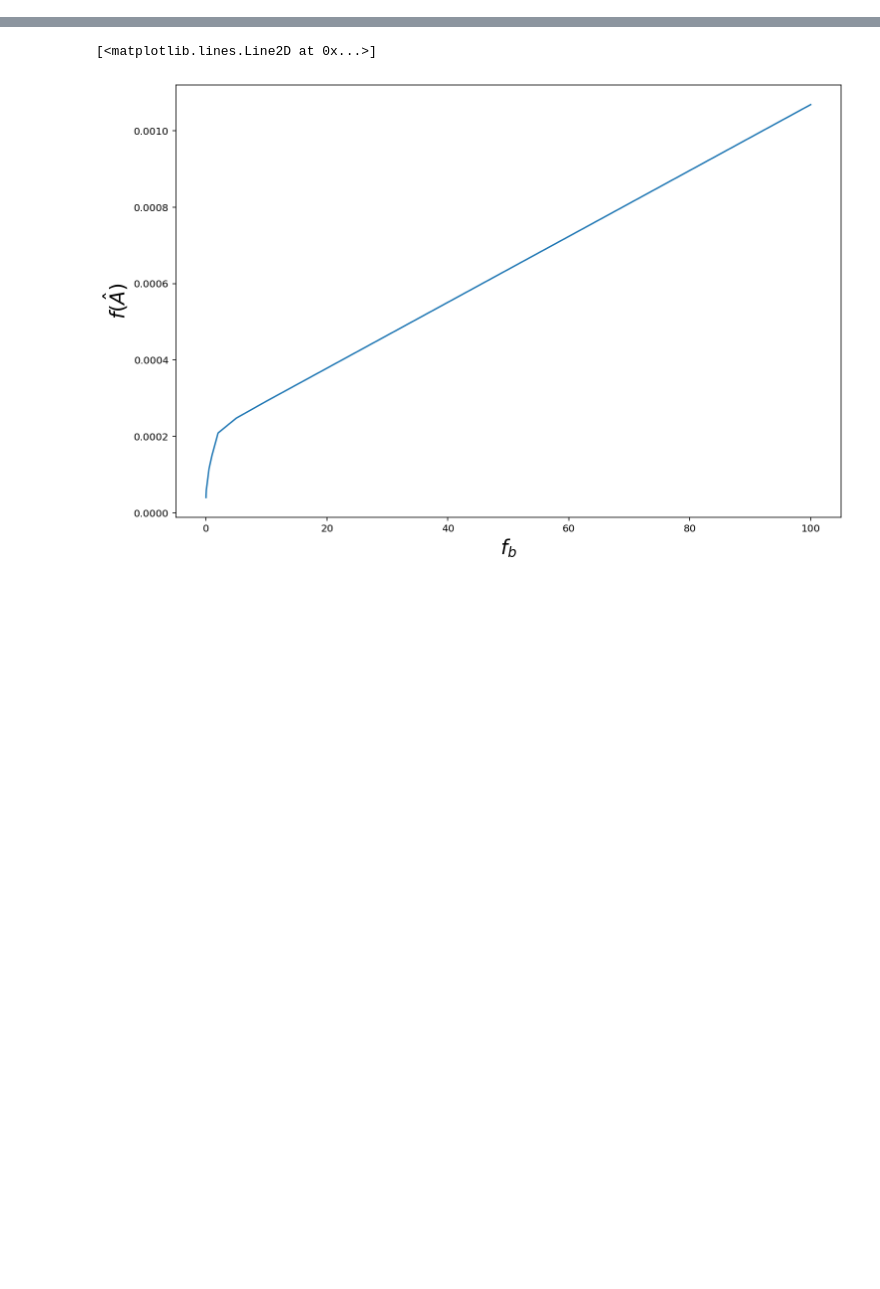
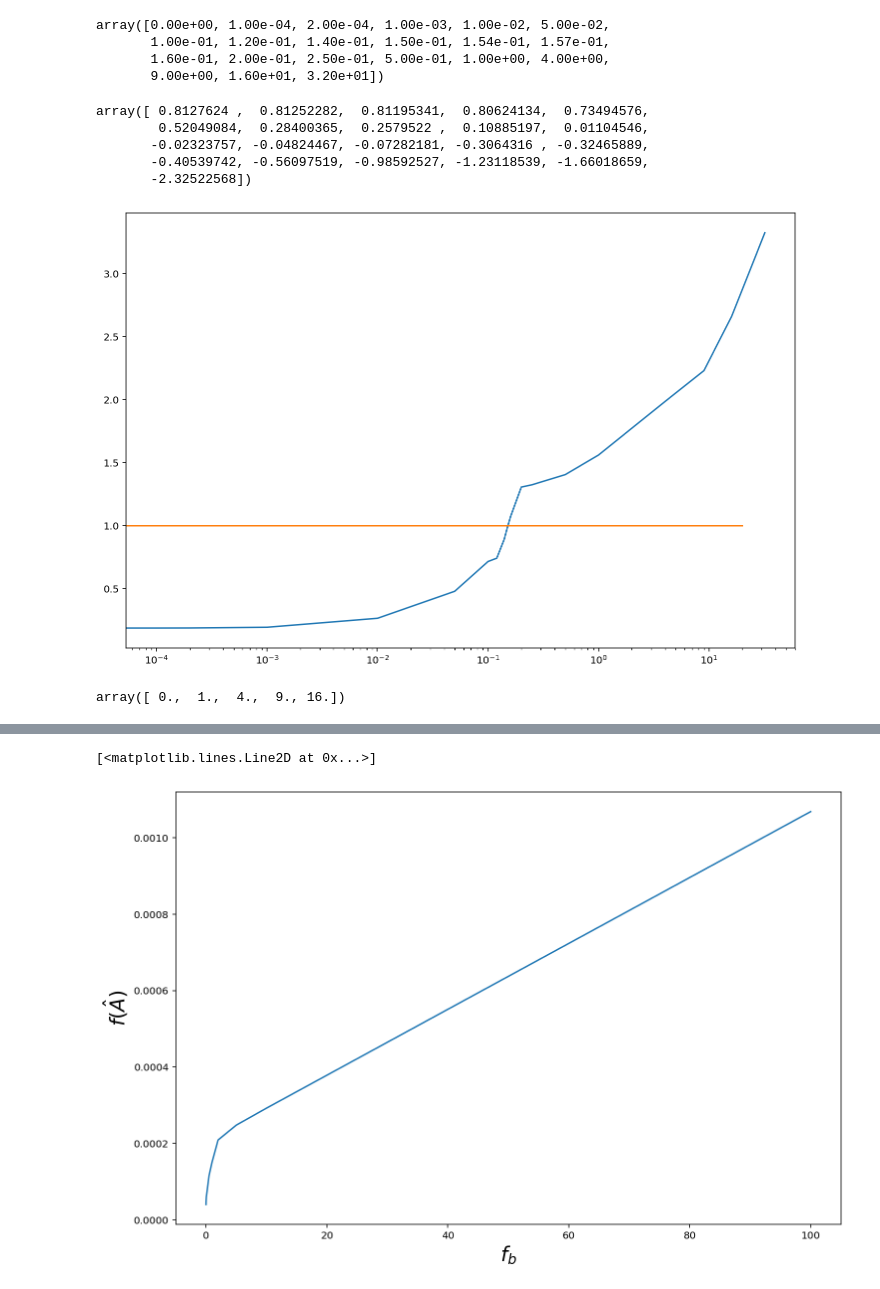
Before and after one commit to Saladino93/qelensingcomb, a Jupyter notebook: Varying_fb.ipynb, the cells around one changed output, grey strips where cells are left out. Saved outputs shown, nothing was run; the diff lists cells and outputs as text; code cells hidden in the pictures; blank space fills up the shorter version.

```diff
--- a/Varying_fb.ipynb
+++ b/Varying_fb.ipynb
@@ -77,0 +418,25 @@ for fb in fbs:
+# %%
+fbs
+# %% [output]
+array([0.00e+00, 1.00e-04, 2.00e-04, 1.00e-03, 1.00e-02, 5.00e-02,
+       1.00e-01, 1.20e-01, 1.40e-01, 1.50e-01, 1.54e-01, 1.57e-01,
+       1.60e-01, 2.00e-01, 2.50e-01, 5.00e-01, 1.00e+00, 4.00e+00,
+       9.00e+00, 1.60e+01, 3.20e+01])
+# %%
+1-nlist/blist
+# %% [output]
+array([ 0.8127624 ,  0.81252282,  0.81195341,  0.80624134,  0.73494576,
+        0.52049084,  0.28400365,  0.2579522 ,  0.10885197,  0.01104546,
+       -0.02323757, -0.04824467, -0.07282181, -0.3064316 , -0.32465889,
+       -0.40539742, -0.56097519, -0.98592527, -1.23118539, -1.66018659,
+       -2.32522568])
+# %%
+plt.plot(fbs, nlist/blist)
+plt.plot(fbs*0.+1.)
+plt.xscale('log')
+# %% [output]
+[figure, added]
+# %%
+fbs
+# %% [output]
+array([ 0.,  1.,  4.,  9., 16.])
```
Also changed, not shown: parts of 85 cells of this notebook, 16 other files.
